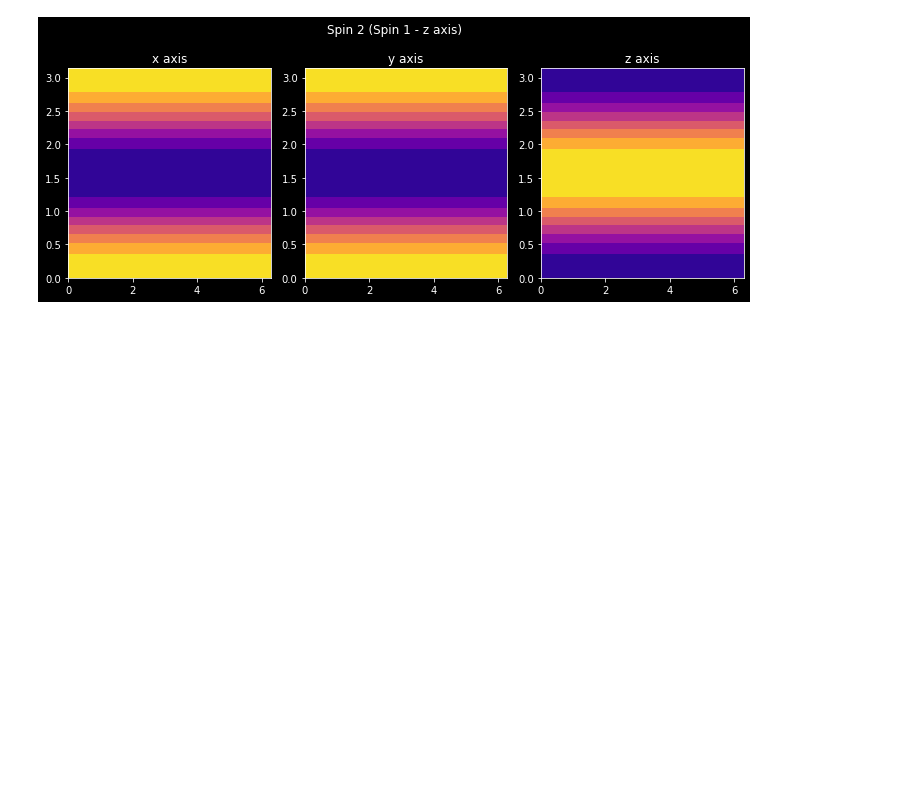
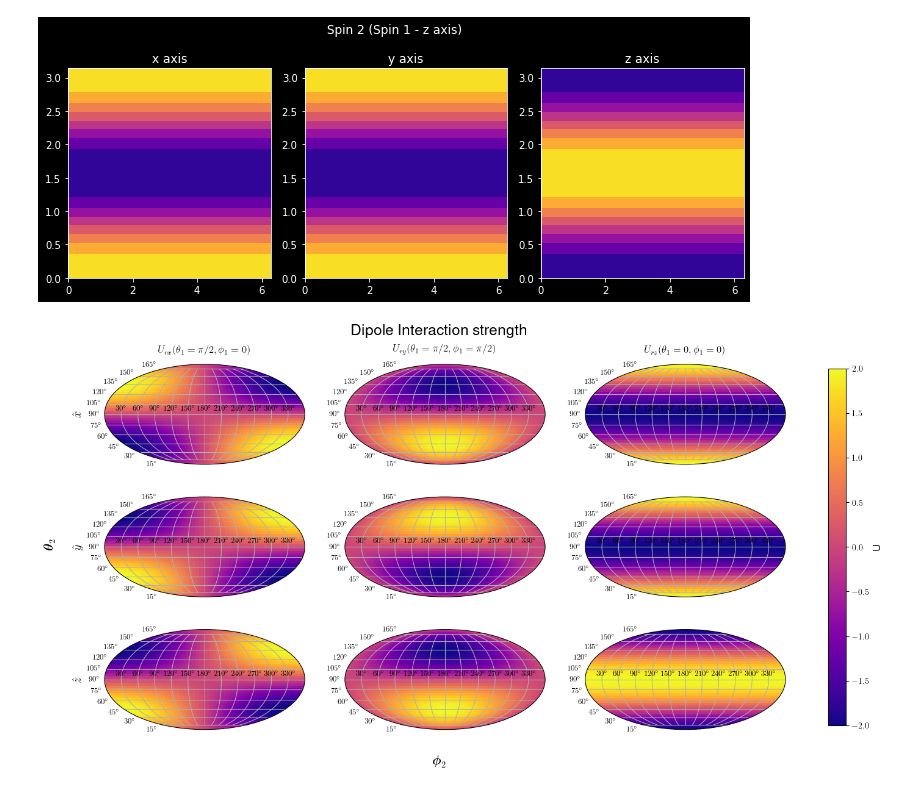
Before and after one commit to santoshkumarradha/spin-model-perovskite, a Jupyter notebook: notebooks/spinmodel.ipynb, the cells around one changed output. Saved outputs shown, nothing was run; the diff lists cells and outputs as text; code cells hidden in the pictures; blank space fills up the shorter version.

Commit message:
molly figure

```diff
--- a/notebooks/spinmodel.ipynb
+++ b/notebooks/spinmodel.ipynb
@@ -89,3 +89,68 @@ for j,i in enumerate(ax):i.set_title("{axis} axis".format(axis=["x","y","z"][j])
 plt.tight_layout()
 # %% [output]
 [figure]
+# %%
+import matplotlib
+plt.style.use("default")
+plt.rcParams.update({
+    "text.usetex": True,
+    "font.family": "sans-serif",
+    "font.sans-serif": ["Helvetica"]})
+
+
+Ps=[{t1:sp.pi/2,p1:0} ,
+    {t1:sp.pi/2,p1:sp.pi/2},
+    {t1:0,p1:0}]
+Us_symbolic=[Ux_symbolic,Uy_symbolic,Uz_symbolic]
+nk=51
+points=create_spehircal_mesh_points(nk)
+
+
+
+l=0;k=0
+names=["$U_{rx}(\\theta_1=\\pi/2,\\phi_1=0)$",
+       "$U_{ry}(\\theta_1=\\pi/2,\\phi_1=\\pi/2)$",
+       "$U_{rz}(\\theta_1=0,\\phi_1=0)$"]
+y_names=["$\hat{x}$","$\hat{y}$","$\hat{z}$"]
+fig, ax = plt.subplots(3,3,subplot_kw=dict(projection='mollweide'), figsize=(18,8))
+
+
+import itertools
+for P,U in itertools.product(Ps,Us_symbolic):
+    U_tmp=sp.lambdify((t2,p2),U.subs(P))
+    data=np.array([U_tmp(i,j) for i,j in zip(*points)]).reshape(nk,nk).T
+    ax[0][l].set_title(names[l], pad=14)
+    x = np.linspace(-np.pi, np.pi, nk)
+    y = np.linspace(-np.pi/2, np.pi/2, nk)
+    X, Y = np.meshgrid(x, y)
+    # matplotlib.rc('text', usetex=True)
+    matplotlib.rcParams['text.latex.preamble']=[r"\usepackage{amsmath}"]
+    xlabels = ['$30^\circ$', '$60^\circ$','$90^\circ$','$120^\circ$','$150^\circ$',
+                '$180^\circ$', '$210^\circ$', '$240^\circ$', '$270^\circ$','$300^\circ$', '$330^\circ$']
+
+    ylabels = ['$165^\circ$', '$150^\circ$', '$135^\circ$', '$120^\circ$',
+                '$105^\circ$', '$90^\circ$', '$75^\circ$', '$60^\circ$',
+                '$45^\circ$','$30^\circ$','$15^\circ$']
+    ylabels.reverse()
+    ax[k][0].set_ylabel(y_names[k],fontsize=15)
+    im = ax[k][l].pcolormesh(X, Y , data,cmap="plasma",shading='auto')
+    ax[k][l].set_xticklabels(xlabels, fontsize=9)
+    ax[k][l].set_yticklabels(ylabels, fontsize=9)
+    #ax[k][l].set_title('Nearest Neibghor - $U$', fontsize=20)
+    #ax[k][l].set_xlabel(r'$\boldsymbol \phi$', fontsize=15)
+    #ax[k][l].set_ylabel(r'$\boldsymbol{\theta}$', fontsize=15)
+    ax[k][l].grid()
+    k=k+1
+    if k>2:
+        l=l+1
+        k=0
+
+fig.colorbar(im,orientation='vertical',ax=ax.ravel().tolist(), shrink=0.95).set_label(label="U",size=12,weight='bold')
+
+fig.text(0.35, .93,'Dipole Interaction strength',fontsize=18)
+fig.text(0.43, 0.05, r"$\boldsymbol \phi_2$",fontsize=15, ha='center')
+fig.text(.07, 0.5, r"$\boldsymbol \theta_2$",fontsize=15, va='center', rotation='vertical')
+plt.savefig("../figures/Dipole-Inter_full_molly.png",dpi=300,bbox_inches='tight')
+plt.show()
+# %% [output]
+[figure, added]
```
Also changed, not shown: 2 other files.
